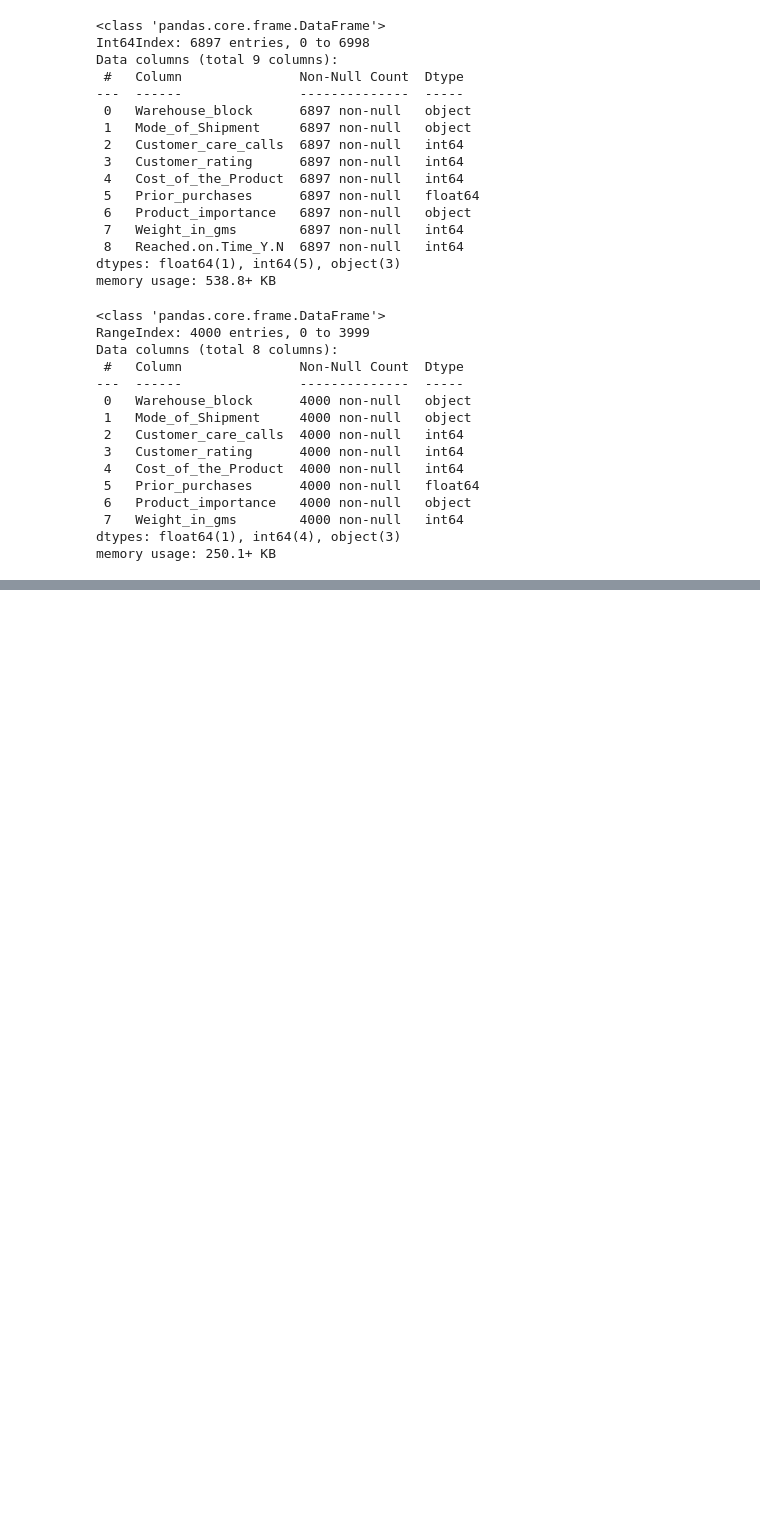
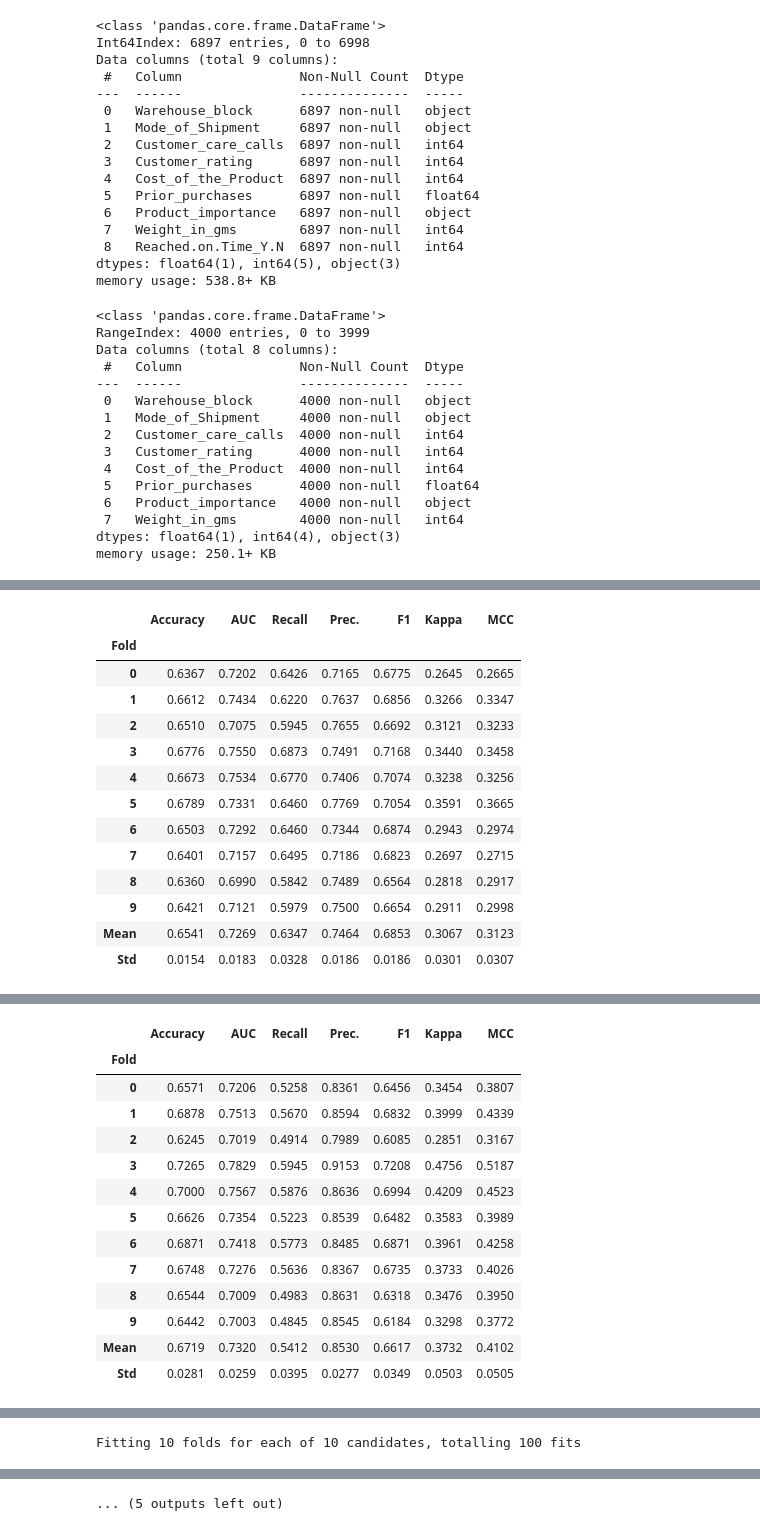
Before and after one commit to yoonjae97/bigdata_service_developer_class, a Jupyter notebook: ml/Untitled.ipynb, the cells around one changed output, grey strips where cells are left out. Drawn from its saved outputs; the diff is of its cells as text; code cells hidden in the pictures; blank space fills up the shorter version.

```diff
--- a/ml/Untitled.ipynb
+++ b/ml/Untitled.ipynb
@@ -2097,0 +3076,9 @@ result.to_csv('result_gbm06_gms_mean(fillna0).csv', index=False)
+# %%
+# 방법 1
+catboost = create_model('catboost')
+tuned_catboost = tune_model(catboost)
+gbc = create_model('gbc')
+tuned_gbc = tune_model(gbc)
+
+blender_2 = blend_models(estimator_list = [tuned_catboost, tuned_gbc])
+# %% [output]
@@ -2097,0 +3086,14 @@ result.to_csv('result_gbm06_gms_mean(fillna0).csv', index=False)
+|  | Accuracy | AUC | Recall | Prec. | F1 | Kappa | MCC |
+| Fold |  |  |  |  |  |  |  |
+| 0 | 0.6367 | 0.7202 | 0.6426 | 0.7165 | 0.6775 | 0.2645 | 0.2665 |
+| 1 | 0.6612 | 0.7434 | 0.6220 | 0.7637 | 0.6856 | 0.3266 | 0.3347 |
+| 2 | 0.6510 | 0.7075 | 0.5945 | 0.7655 | 0.6692 | 0.3121 | 0.3233 |
+| 3 | 0.6776 | 0.7550 | 0.6873 | 0.7491 | 0.7168 | 0.3440 | 0.3458 |
+| 4 | 0.6673 | 0.7534 | 0.6770 | 0.7406 | 0.7074 | 0.3238 | 0.3256 |
+| 5 | 0.6789 | 0.7331 | 0.6460 | 0.7769 | 0.7054 | 0.3591 | 0.3665 |
+| 6 | 0.6503 | 0.7292 | 0.6460 | 0.7344 | 0.6874 | 0.2943 | 0.2974 |
+| 7 | 0.6401 | 0.7157 | 0.6495 | 0.7186 | 0.6823 | 0.2697 | 0.2715 |
+| 8 | 0.6360 | 0.6990 | 0.5842 | 0.7489 | 0.6564 | 0.2818 | 0.2917 |
+| 9 | 0.6421 | 0.7121 | 0.5979 | 0.7500 | 0.6654 | 0.2911 | 0.2998 |
+| Mean | 0.6541 | 0.7269 | 0.6347 | 0.7464 | 0.6853 | 0.3067 | 0.3123 |
+| Std | 0.0154 | 0.0183 | 0.0328 | 0.0186 | 0.0186 | 0.0301 | 0.0307 |
@@ -2097,0 +3102,14 @@ result.to_csv('result_gbm06_gms_mean(fillna0).csv', index=False)
+|  | Accuracy | AUC | Recall | Prec. | F1 | Kappa | MCC |
+| Fold |  |  |  |  |  |  |  |
+| 0 | 0.6571 | 0.7206 | 0.5258 | 0.8361 | 0.6456 | 0.3454 | 0.3807 |
+| 1 | 0.6878 | 0.7513 | 0.5670 | 0.8594 | 0.6832 | 0.3999 | 0.4339 |
+| 2 | 0.6245 | 0.7019 | 0.4914 | 0.7989 | 0.6085 | 0.2851 | 0.3167 |
+| 3 | 0.7265 | 0.7829 | 0.5945 | 0.9153 | 0.7208 | 0.4756 | 0.5187 |
+| 4 | 0.7000 | 0.7567 | 0.5876 | 0.8636 | 0.6994 | 0.4209 | 0.4523 |
+| 5 | 0.6626 | 0.7354 | 0.5223 | 0.8539 | 0.6482 | 0.3583 | 0.3989 |
+| 6 | 0.6871 | 0.7418 | 0.5773 | 0.8485 | 0.6871 | 0.3961 | 0.4258 |
+| 7 | 0.6748 | 0.7276 | 0.5636 | 0.8367 | 0.6735 | 0.3733 | 0.4026 |
+| 8 | 0.6544 | 0.7009 | 0.4983 | 0.8631 | 0.6318 | 0.3476 | 0.3950 |
+| 9 | 0.6442 | 0.7003 | 0.4845 | 0.8545 | 0.6184 | 0.3298 | 0.3772 |
+| Mean | 0.6719 | 0.7320 | 0.5412 | 0.8530 | 0.6617 | 0.3732 | 0.4102 |
+| Std | 0.0281 | 0.0259 | 0.0395 | 0.0277 | 0.0349 | 0.0503 | 0.0505 |
@@ -2097,0 +3117 @@ result.to_csv('result_gbm06_gms_mean(fillna0).csv', index=False)
+Fitting 10 folds for each of 10 candidates, totalling 100 fits
@@ -2097,0 +3149 @@ result.to_csv('result_gbm06_gms_mean(fillna0).csv', index=False)
+... (5 outputs left out)
```
Also changed, not shown: parts of 59 cells of this notebook, 14 other files.
